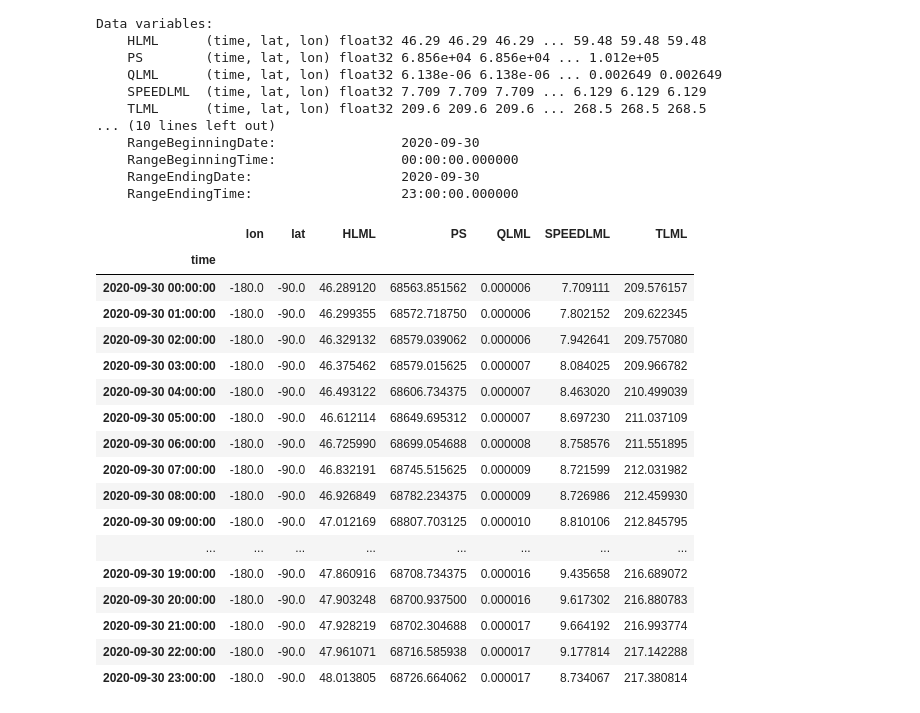
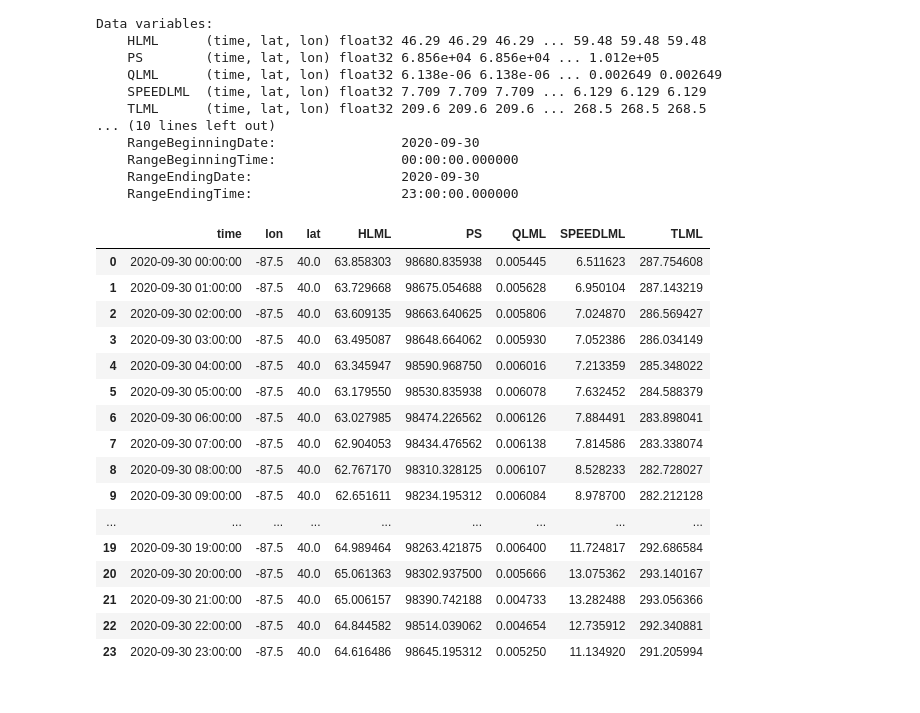
Before and after one commit to mihakim2/2021Fall_finals, a Jupyter notebook: correlations.ipynb, the cells around one changed output. Drawn from its saved outputs; the diff is of its cells as text; code cells hidden in the pictures.

```diff
--- a/correlations.ipynb
+++ b/correlations.ipynb
@@ -156,26 +231,25 @@ Data variables:
     RangeEndingDate:                   2020-09-30
     RangeEndingTime:                   23:00:00.000000
 # %%
-e = ds.loc[dict(lat="-90.0", lon="-180.0")]
+e = ds.loc[dict(lat="40.0", lon="-87.5")]
 f = e.to_dataframe()
 # %%
-f
+f.reset_index()
 # %% [output]
-|  | lon | lat | HLML | PS | QLML | SPEEDLML | TLML |
-| time |  |  |  |  |  |  |  |
-| 2020-09-30 00:00:00 | -180.0 | -90.0 | 46.289120 | 68563.851562 | 0.000006 | 7.709111 | 209.576157 |
-| 2020-09-30 01:00:00 | -180.0 | -90.0 | 46.299355 | 68572.718750 | 0.000006 | 7.802152 | 209.622345 |
-| 2020-09-30 02:00:00 | -180.0 | -90.0 | 46.329132 | 68579.039062 | 0.000006 | 7.942641 | 209.757080 |
-| 2020-09-30 03:00:00 | -180.0 | -90.0 | 46.375462 | 68579.015625 | 0.000007 | 8.084025 | 209.966782 |
-| 2020-09-30 04:00:00 | -180.0 | -90.0 | 46.493122 | 68606.734375 | 0.000007 | 8.463020 | 210.499039 |
-| 2020-09-30 05:00:00 | -180.0 | -90.0 | 46.612114 | 68649.695312 | 0.000007 | 8.697230 | 211.037109 |
-| 2020-09-30 06:00:00 | -180.0 | -90.0 | 46.725990 | 68699.054688 | 0.000008 | 8.758576 | 211.551895 |
-| 2020-09-30 07:00:00 | -180.0 | -90.0 | 46.832191 | 68745.515625 | 0.000009 | 8.721599 | 212.031982 |
-| 2020-09-30 08:00:00 | -180.0 | -90.0 | 46.926849 | 68782.234375 | 0.000009 | 8.726986 | 212.459930 |
-| 2020-09-30 09:00:00 | -180.0 | -90.0 | 47.012169 | 68807.703125 | 0.000010 | 8.810106 | 212.845795 |
-| ... | ... | ... | ... | ... | ... | ... | ... |
-| 2020-09-30 19:00:00 | -180.0 | -90.0 | 47.860916 | 68708.734375 | 0.000016 | 9.435658 | 216.689072 |
-| 2020-09-30 20:00:00 | -180.0 | -90.0 | 47.903248 | 68700.937500 | 0.000016 | 9.617302 | 216.880783 |
-| 2020-09-30 21:00:00 | -180.0 | -90.0 | 47.928219 | 68702.304688 | 0.000017 | 9.664192 | 216.993774 |
-| 2020-09-30 22:00:00 | -180.0 | -90.0 | 47.961071 | 68716.585938 | 0.000017 | 9.177814 | 217.142288 |
-| 2020-09-30 23:00:00 | -180.0 | -90.0 | 48.013805 | 68726.664062 | 0.000017 | 8.734067 | 217.380814 |
+|  | time | lon | lat | HLML | PS | QLML | SPEEDLML | TLML |
+| 0 | 2020-09-30 00:00:00 | -87.5 | 40.0 | 63.858303 | 98680.835938 | 0.005445 | 6.511623 | 287.754608 |
+| 1 | 2020-09-30 01:00:00 | -87.5 | 40.0 | 63.729668 | 98675.054688 | 0.005628 | 6.950104 | 287.143219 |
+| 2 | 2020-09-30 02:00:00 | -87.5 | 40.0 | 63.609135 | 98663.640625 | 0.005806 | 7.024870 | 286.569427 |
+| 3 | 2020-09-30 03:00:00 | -87.5 | 40.0 | 63.495087 | 98648.664062 | 0.005930 | 7.052386 | 286.034149 |
+| 4 | 2020-09-30 04:00:00 | -87.5 | 40.0 | 63.345947 | 98590.968750 | 0.006016 | 7.213359 | 285.348022 |
+| 5 | 2020-09-30 05:00:00 | -87.5 | 40.0 | 63.179550 | 98530.835938 | 0.006078 | 7.632452 | 284.588379 |
+| 6 | 2020-09-30 06:00:00 | -87.5 | 40.0 | 63.027985 | 98474.226562 | 0.006126 | 7.884491 | 283.898041 |
+| 7 | 2020-09-30 07:00:00 | -87.5 | 40.0 | 62.904053 | 98434.476562 | 0.006138 | 7.814586 | 283.338074 |
+| 8 | 2020-09-30 08:00:00 | -87.5 | 40.0 | 62.767170 | 98310.328125 | 0.006107 | 8.528233 | 282.728027 |
+| 9 | 2020-09-30 09:00:00 | -87.5 | 40.0 | 62.651611 | 98234.195312 | 0.006084 | 8.978700 | 282.212128 |
+| ... | ... | ... | ... | ... | ... | ... | ... | ... |
+| 19 | 2020-09-30 19:00:00 | -87.5 | 40.0 | 64.989464 | 98263.421875 | 0.006400 | 11.724817 | 292.686584 |
+| 20 | 2020-09-30 20:00:00 | -87.5 | 40.0 | 65.061363 | 98302.937500 | 0.005666 | 13.075362 | 293.140167 |
+| 21 | 2020-09-30 21:00:00 | -87.5 | 40.0 | 65.006157 | 98390.742188 | 0.004733 | 13.282488 | 293.056366 |
+| 22 | 2020-09-30 22:00:00 | -87.5 | 40.0 | 64.844582 | 98514.039062 | 0.004654 | 12.735912 | 292.340881 |
+| 23 | 2020-09-30 23:00:00 | -87.5 | 40.0 | 64.616486 | 98645.195312 | 0.005250 | 11.134920 | 291.205994 |
```
Also changed, not shown: parts of 6 cells of this notebook.
